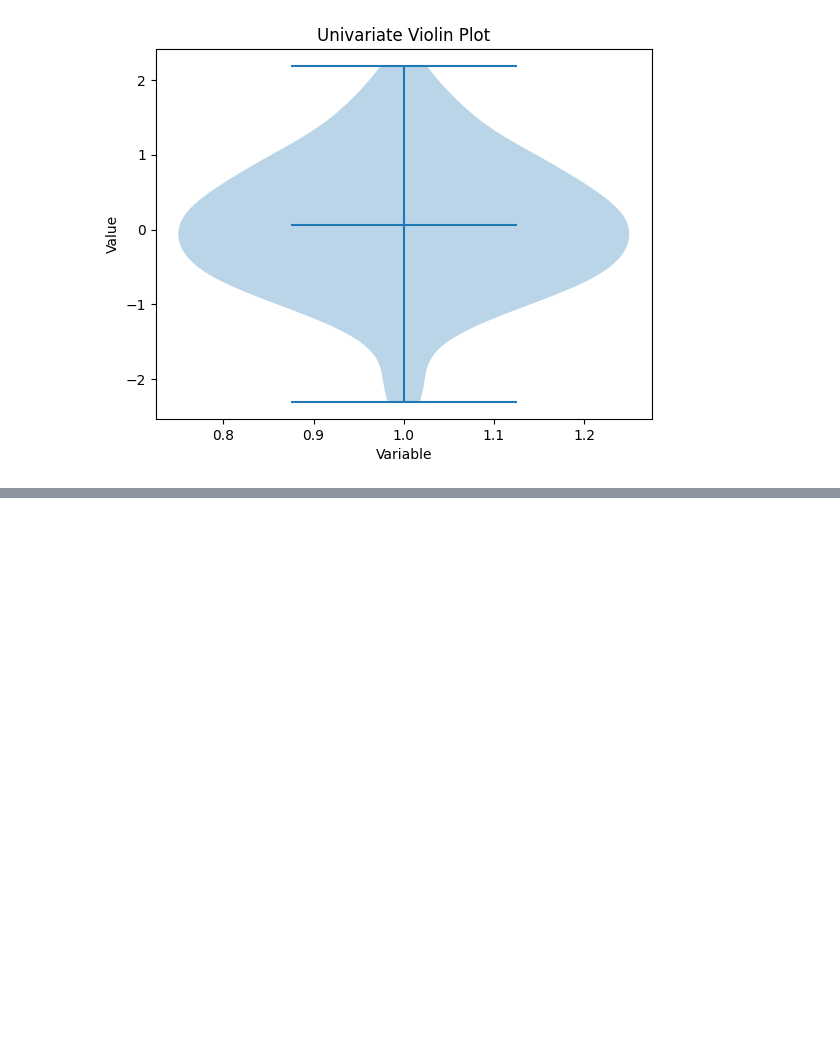
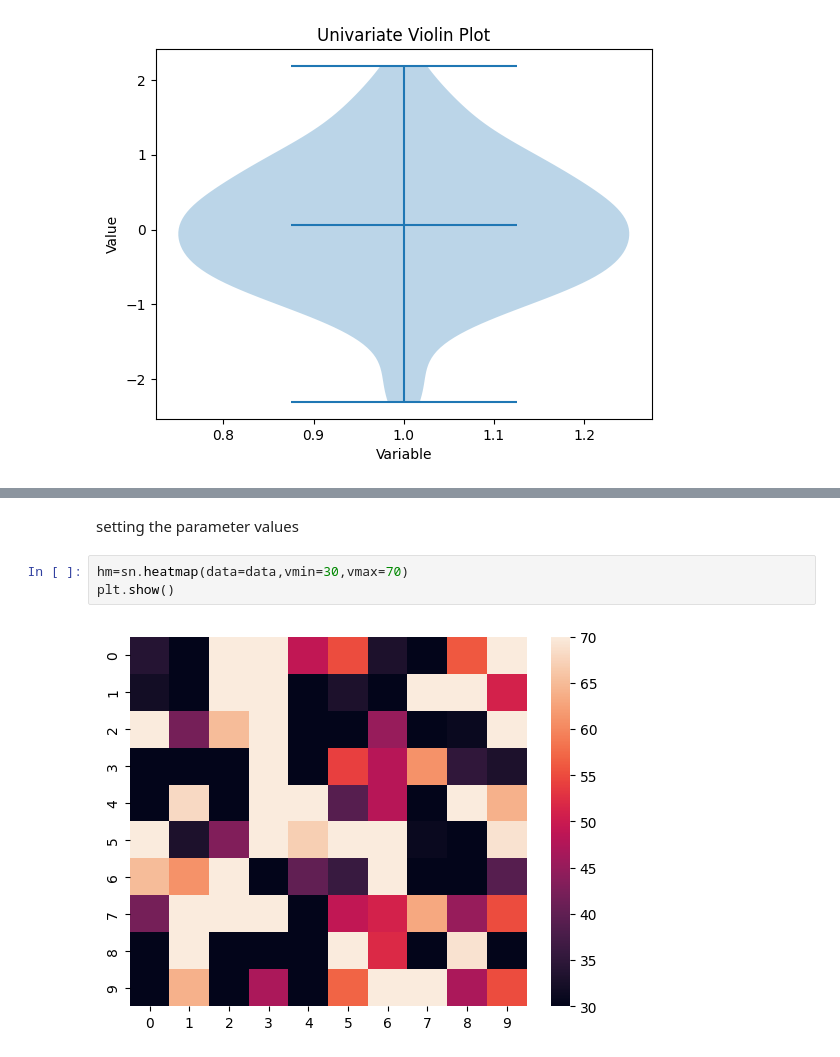
Before and after one commit to Chetana10r/Python_for_DS, a Jupyter notebook: Visualization.ipynb, the cells around one changed output, grey strips where cells are left out. Saved outputs shown, nothing was run; the diff lists cells and outputs as text; blank space fills up the shorter version.

```diff
--- a/Visualization.ipynb
+++ b/Visualization.ipynb
@@ -591,0 +605,7 @@ plt.show()
+# %% [markdown]
+setting the parameter values
+# %%
+hm=sn.heatmap(data=data,vmin=30,vmax=70)
+plt.show()
+# %% [output]
+[figure, added]
```
Also changed, not shown: parts of 23 cells of this notebook, 3 other files.
